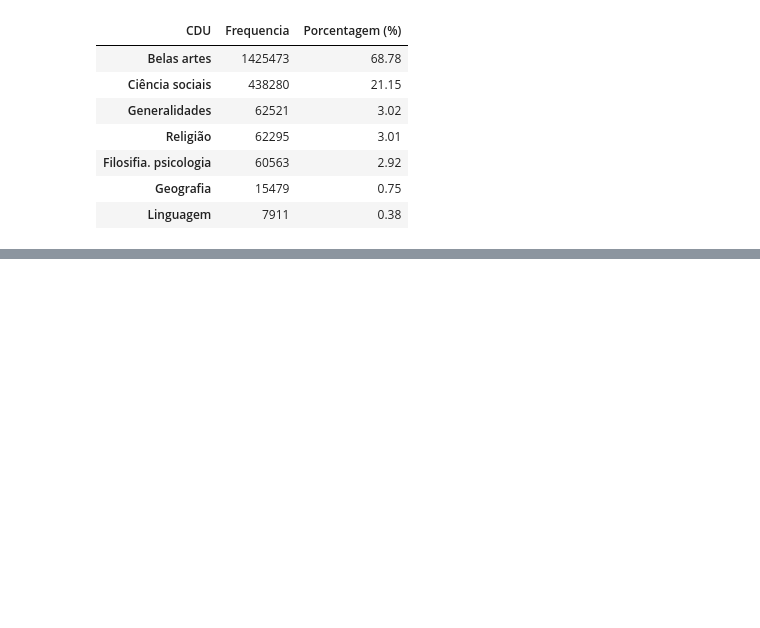
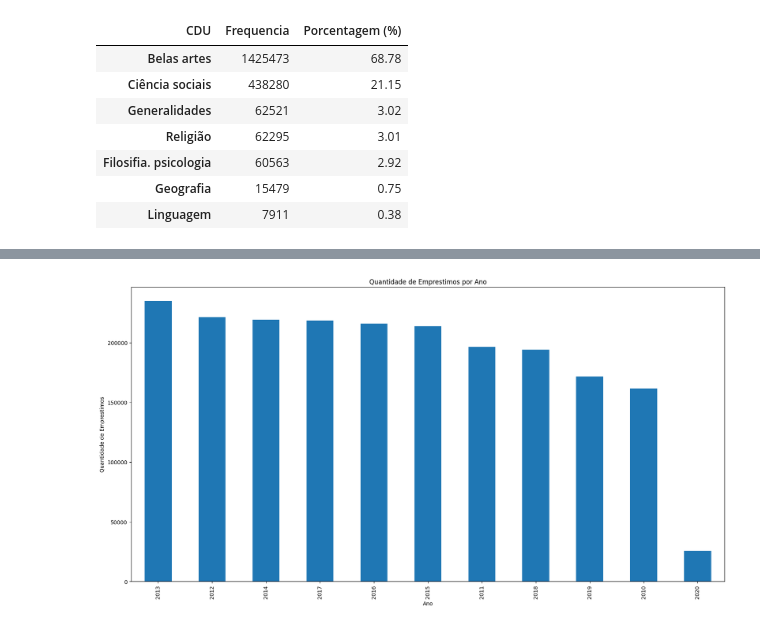
Before and after one commit to Odilon01/7_Dias_de_C-digo_Alura-Python-Pandas, a Jupyter notebook: 7dayofcode.ipynb, the cells around one changed output, grey strips where cells are left out. Drawn from its saved outputs; the diff is of its cells as text; code cells hidden in the pictures; blank space fills up the shorter version.

```diff
--- a/7dayofcode.ipynb
+++ b/7dayofcode.ipynb
@@ -378,0 +410,10 @@ import matplotlib.pyplot as plt
+# %%
+#Adicionando uma coluna chamada Ano para analise dos emprestimos por ano
+analise_emprestimos['Ano'] = analise_emprestimos['data_emprestimo'].dt.year
+# %%
+#Agrupanos os dados pela coluna ano
+emprestimos_ano = analise_emprestimos.groupby('Ano')['id_emprestimo'].count()
+# %%
+#Ordenar emprestimos do maior para menor
+emprestimos_ano = emprestimos_ano.sort_values(ascending=False)
+emprestimos_ano
@@ -378,0 +434,3 @@ import matplotlib.pyplot as plt
+# %%
+emprestimos_ano = emprestimos_ano.rename("Quantidade")
+emprestimos_ano
@@ -378,0 +451,16 @@ import matplotlib.pyplot as plt
+# %%
+#Trabalhando com grafico
+%matplotlib inline
+import matplotlib.pyplot as plt
+
+#criando grafico por barra
+emprestimos_ano.plot(kind='bar')
+#Definir os rotulos do eixo x e y
+plt.xlabel('Ano')
+plt.ylabel('Quantidade de Emprestimos')
+#definir o titulo para o grafico
+plt.title('Quantidade de Emprestimos por Ano')
+#exibir o grafico
+plt.show()
+# %% [output]
+[figure, added]
```
Also changed, not shown: parts of 12 cells of this notebook.
